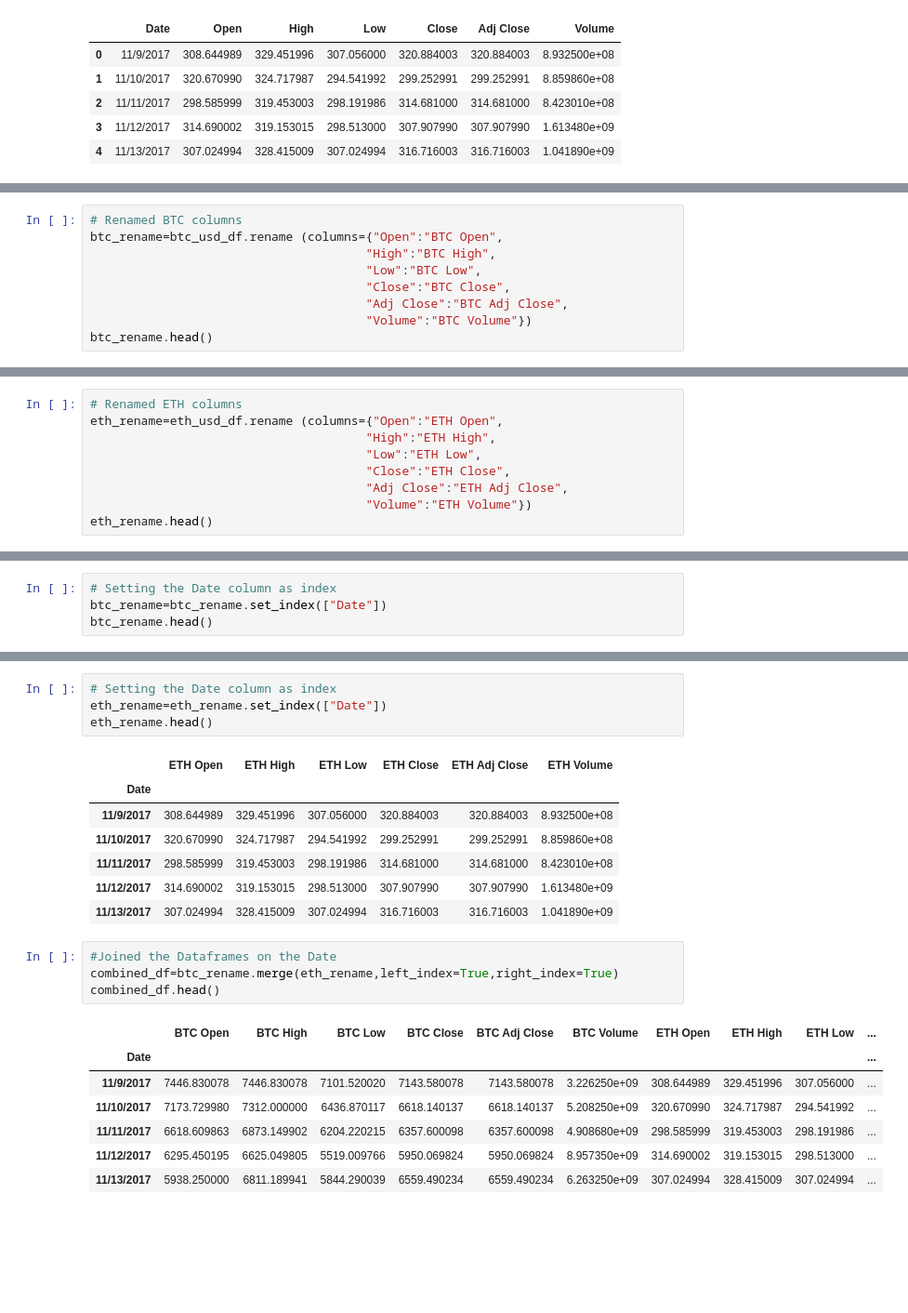
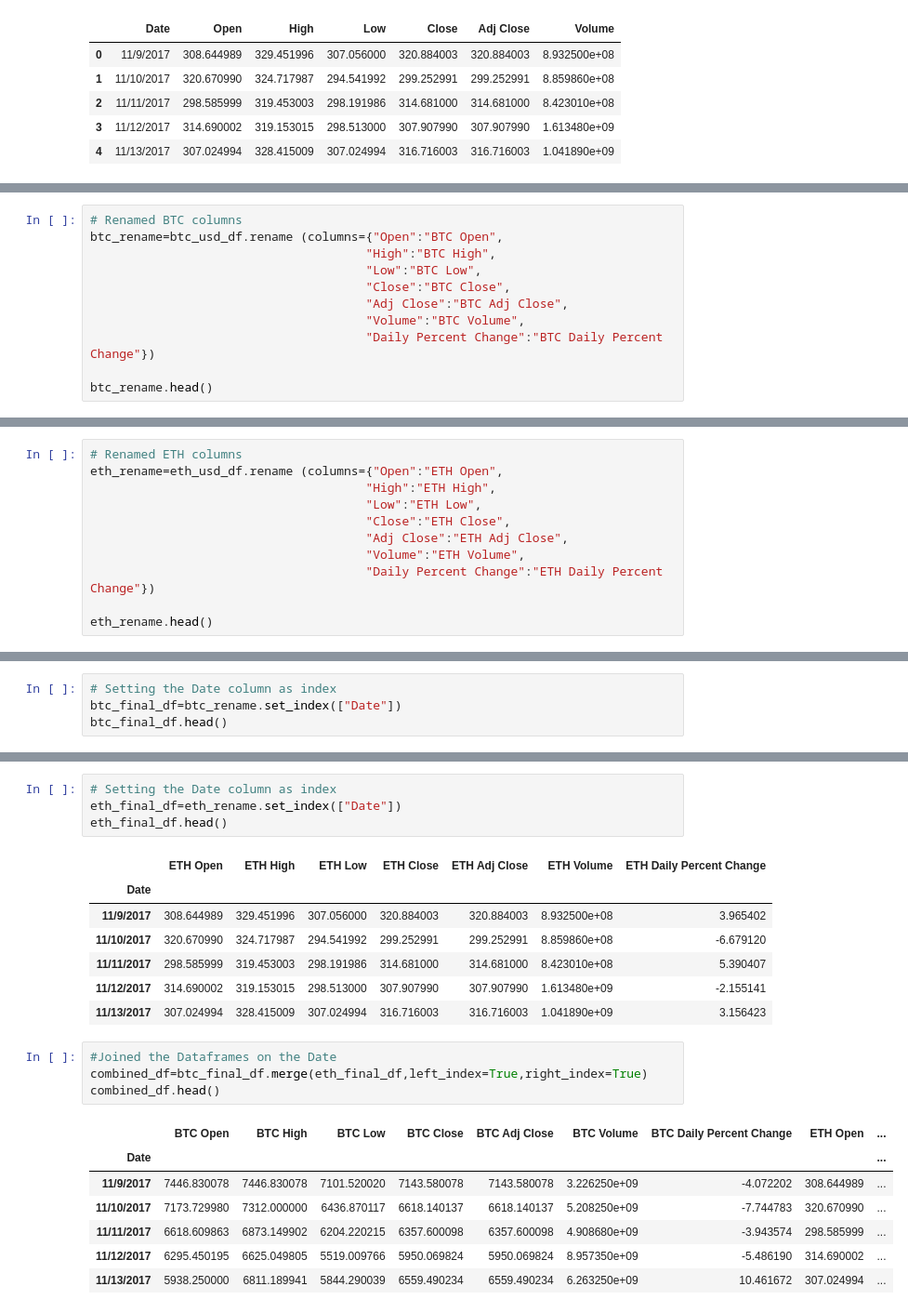
Before and after one commit to skdabra30/Project_2, a Jupyter notebook: JupyterNotebook_DataSets.ipynb, the cells around one changed output, grey strips where cells are left out. Shown at 93% size. Cells and saved outputs as stored; diff of their text form; blank space fills up the shorter version.

Commit message:
Updated dataframes

```diff
--- a/JupyterNotebook_DataSets.ipynb
+++ b/JupyterNotebook_DataSets.ipynb
@@ -32,6 +39,8 @@ btc_rename=btc_usd_df.rename (columns={"Open":"BTC Open",
                                       "Low":"BTC Low",
                                       "Close":"BTC Close",
                                       "Adj Close":"BTC Adj Close",
-                                      "Volume":"BTC Volume"})
+                                      "Volume":"BTC Volume",
+                                      "Daily Percent Change":"BTC Daily Percent Change"})
+
 btc_rename.head()
 # %% [output]
@@ -48,6 +57,8 @@ eth_rename=eth_usd_df.rename (columns={"Open":"ETH Open",
                                       "Low":"ETH Low",
                                       "Close":"ETH Close",
                                       "Adj Close":"ETH Adj Close",
-                                      "Volume":"ETH Volume"})
+                                      "Volume":"ETH Volume",
+                                      "Daily Percent Change":"ETH Daily Percent Change"})
+
 eth_rename.head()
 # %% [output]
@@ -60,5 +71,5 @@ eth_rename.head()
 # %%
 # Setting the Date column as index
-btc_rename=btc_rename.set_index(["Date"])
-btc_rename.head()
+btc_final_df=btc_rename.set_index(["Date"])
+btc_final_df.head()
 # %% [output]
@@ -72,25 +83,25 @@ btc_rename.head()
 # %%
 # Setting the Date column as index
-eth_rename=eth_rename.set_index(["Date"])
-eth_rename.head()
+eth_final_df=eth_rename.set_index(["Date"])
+eth_final_df.head()
 # %% [output]
-|  | ETH Open | ETH High | ETH Low | ETH Close | ETH Adj Close | ETH Volume |
-| Date |  |  |  |  |  |  |
-| 11/9/2017 | 308.644989 | 329.451996 | 307.056000 | 320.884003 | 320.884003 | 8.932500e+08 |
-| 11/10/2017 | 320.670990 | 324.717987 | 294.541992 | 299.252991 | 299.252991 | 8.859860e+08 |
-| 11/11/2017 | 298.585999 | 319.453003 | 298.191986 | 314.681000 | 314.681000 | 8.423010e+08 |
-| 11/12/2017 | 314.690002 | 319.153015 | 298.513000 | 307.907990 | 307.907990 | 1.613480e+09 |
-| 11/13/2017 | 307.024994 | 328.415009 | 307.024994 | 316.716003 | 316.716003 | 1.041890e+09 |
+|  | ETH Open | ETH High | ETH Low | ETH Close | ETH Adj Close | ETH Volume | ETH Daily Percent Change |
+| Date |  |  |  |  |  |  |  |
+| 11/9/2017 | 308.644989 | 329.451996 | 307.056000 | 320.884003 | 320.884003 | 8.932500e+08 | 3.965402 |
+| 11/10/2017 | 320.670990 | 324.717987 | 294.541992 | 299.252991 | 299.252991 | 8.859860e+08 | -6.679120 |
+| 11/11/2017 | 298.585999 | 319.453003 | 298.191986 | 314.681000 | 314.681000 | 8.423010e+08 | 5.390407 |
+| 11/12/2017 | 314.690002 | 319.153015 | 298.513000 | 307.907990 | 307.907990 | 1.613480e+09 | -2.155141 |
+| 11/13/2017 | 307.024994 | 328.415009 | 307.024994 | 316.716003 | 316.716003 | 1.041890e+09 | 3.156423 |
 # %%
 #Joined the Dataframes on the Date
-combined_df=btc_rename.merge(eth_rename,left_index=True,right_index=True)
+combined_df=btc_final_df.merge(eth_final_df,left_index=True,right_index=True)
 combined_df.head()
 # %% [output]
-|  | BTC Open | BTC High | BTC Low | BTC Close | BTC Adj Close | BTC Volume | ETH Open | ETH High | ETH Low | ... |
-| Date |  |  |  |  |  |  |  |  |  | ... |
-| 11/9/2017 | 7446.830078 | 7446.830078 | 7101.520020 | 7143.580078 | 7143.580078 | 3.226250e+09 | 308.644989 | 329.451996 | 307.056000 | ... |
-| 11/10/2017 | 7173.729980 | 7312.000000 | 6436.870117 | 6618.140137 | 6618.140137 | 5.208250e+09 | 320.670990 | 324.717987 | 294.541992 | ... |
-| 11/11/2017 | 6618.609863 | 6873.149902 | 6204.220215 | 6357.600098 | 6357.600098 | 4.908680e+09 | 298.585999 | 319.453003 | 298.191986 | ... |
-| 11/12/2017 | 6295.450195 | 6625.049805 | 5519.009766 | 5950.069824 | 5950.069824 | 8.957350e+09 | 314.690002 | 319.153015 | 298.513000 | ... |
-| 11/13/2017 | 5938.250000 | 6811.189941 | 5844.290039 | 6559.490234 | 6559.490234 | 6.263250e+09 | 307.024994 | 328.415009 | 307.024994 | ... |
+|  | BTC Open | BTC High | BTC Low | BTC Close | BTC Adj Close | BTC Volume | BTC Daily Percent Change | ETH Open | ... |
+| Date |  |  |  |  |  |  |  |  | ... |
+| 11/9/2017 | 7446.830078 | 7446.830078 | 7101.520020 | 7143.580078 | 7143.580078 | 3.226250e+09 | -4.072202 | 308.644989 | ... |
+| 11/10/2017 | 7173.729980 | 7312.000000 | 6436.870117 | 6618.140137 | 6618.140137 | 5.208250e+09 | -7.744783 | 320.670990 | ... |
+| 11/11/2017 | 6618.609863 | 6873.149902 | 6204.220215 | 6357.600098 | 6357.600098 | 4.908680e+09 | -3.943574 | 298.585999 | ... |
+| 11/12/2017 | 6295.450195 | 6625.049805 | 5519.009766 | 5950.069824 | 5950.069824 | 8.957350e+09 | -5.486190 | 314.690002 | ... |
+| 11/13/2017 | 5938.250000 | 6811.189941 | 5844.290039 | 6559.490234 | 6559.490234 | 6.263250e+09 | 10.461672 | 307.024994 | ... |
 # %%
```
Also changed, not shown: parts of 6 cells of this notebook.
